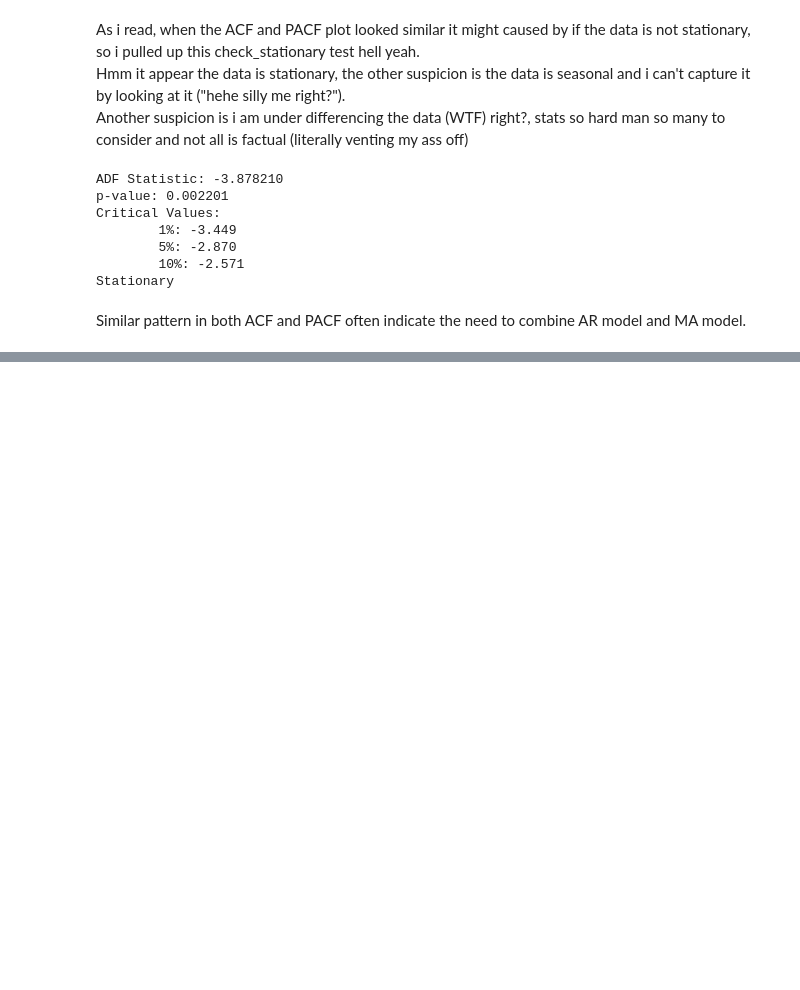
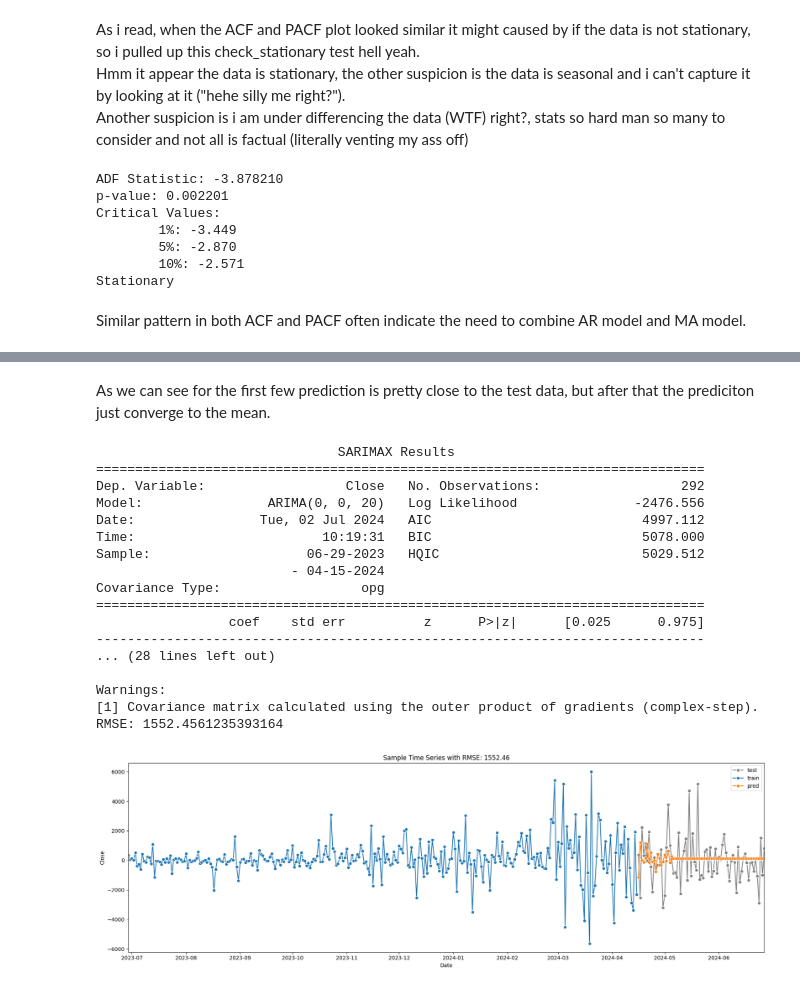
Before and after one commit to KomangAndika/ARIMA-And-Friends, a Jupyter notebook: ARIMA_Friends_BTC-USD.ipynb, the cells around one changed output, grey strips where cells are left out. Cells and saved outputs as stored; diff of their text form; code cells hidden in the pictures; blank space fills up the shorter version.

Commit message:
Kaggle Notebook | ARIMA_Friends_BTC-USD | Version 3

```diff
--- a/ARIMA_Friends_BTC-USD.ipynb
+++ b/ARIMA_Friends_BTC-USD.ipynb
@@ -305,0 +307,45 @@ AR.20            0.8053           +0.8394j            1.1632            0.1283
+# %% [markdown]
+As we can see for the first few prediction is pretty close to the test data, but after that the prediciton just converge to the mean.
+# %%
+#MA Model Beibyy
+# You can use ARIMA model for MA model which is basically turning the p and d in ARIMA(p,d,q) to 0.
+ma_model = ARIMA(train, order=(0, 0, 20)).fit()
+
+# Print the summary of the model
+print(ma_model.summary())
+
+# Predict values
+pred = ma_model.predict(start=train_len, end=num_samples-1, dynamic=False)
+
+# Calculate RMSE
+rmse = np.sqrt(mean_squared_error(test, pred))
+print(f'RMSE: {rmse}')
+
+# Plotting
+f, ax = plt.subplots(nrows=1, ncols=1, figsize=(18, 6))
+sns.lineplot(x=df_diff['Date'][train_len:], y=test, marker='o', label='test', color='grey')
+sns.lineplot(x=df_diff['Date'][:train_len], y=train, marker='o', label='train')
+sns.lineplot(x=df_diff['Date'][train_len:], y=pred, marker='o', label='pred')
+ax.set_xlim([df_diff['Date'].iloc[0], df_diff['Date'].iloc[-1]])
+ax.set_title('Sample Time Series with RMSE: {:.2f}'.format(rmse))
+plt.tight_layout()
+plt.show()
+# %% [output]
+                               SARIMAX Results
+==============================================================================
+Dep. Variable:                  Close   No. Observations:                  292
+Model:                ARIMA(0, 0, 20)   Log Likelihood               -2476.556
+Date:                Tue, 02 Jul 2024   AIC                           4997.112
+Time:                        10:19:31   BIC                           5078.000
+Sample:                    06-29-2023   HQIC                          5029.512
+                         - 04-15-2024
+Covariance Type:                  opg
+==============================================================================
+                 coef    std err          z      P>|z|      [0.025      0.975]
+------------------------------------------------------------------------------
+... (28 lines left out)
+
+Warnings:
+[1] Covariance matrix calculated using the outer product of gradients (complex-step).
+RMSE: 1552.4561235393164
+[figure, added]
```
Also changed, not shown: parts of 5 cells of this notebook.
